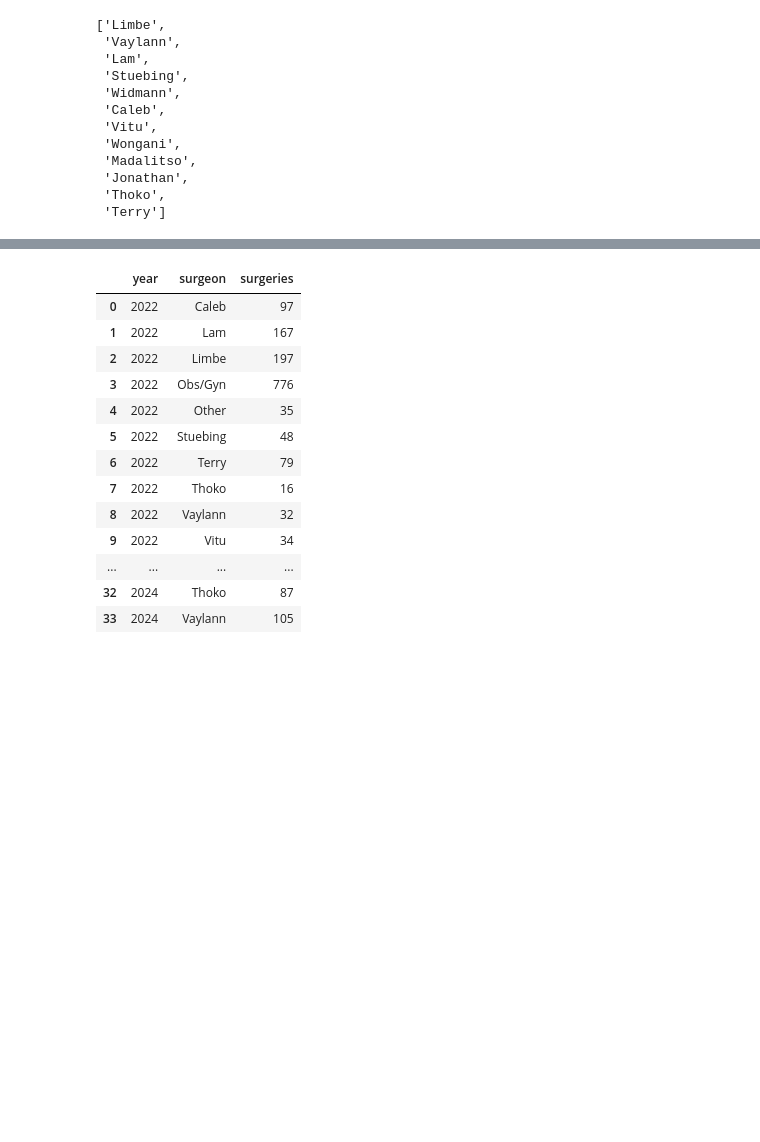
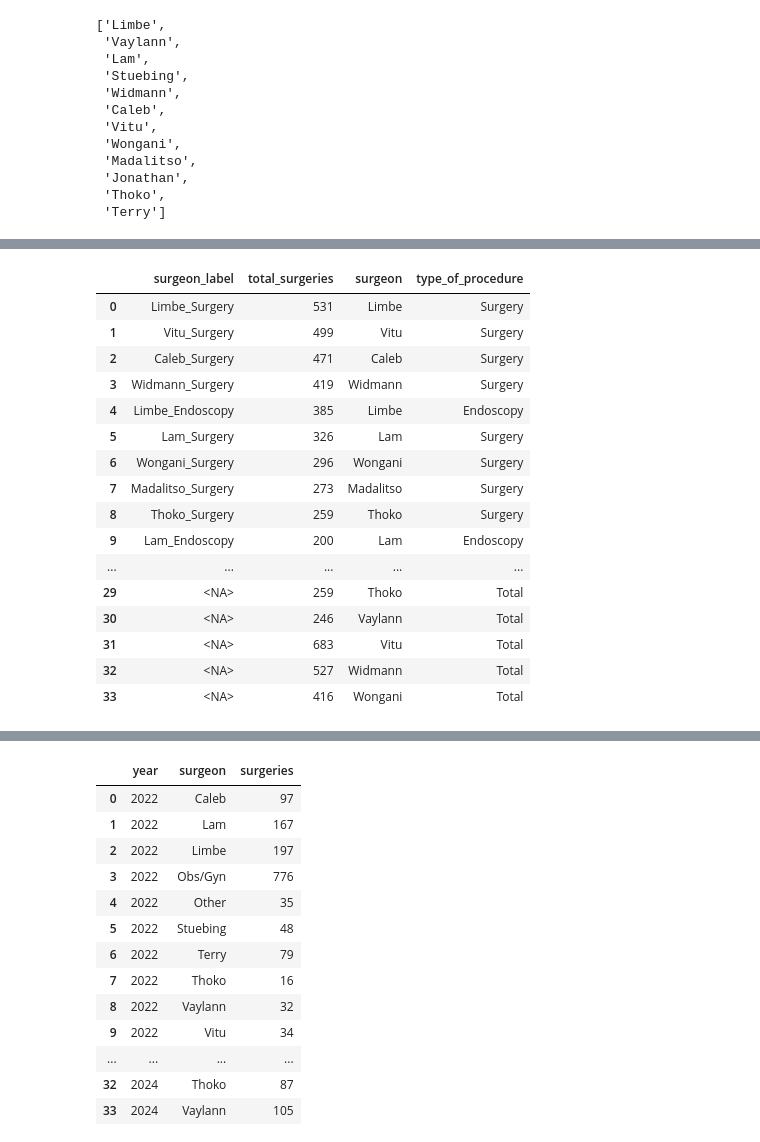
Before and after one commit to mat2m10/nkhoma, a Jupyter notebook: 01_surgeries_performed.ipynb, the cells around one changed output, grey strips where cells are left out. Saved outputs shown, nothing was run; the diff lists cells and outputs as text; code cells hidden in the pictures; blank space fills up the shorter version.

```diff
--- a/01_surgeries_performed.ipynb
+++ b/01_surgeries_performed.ipynb
@@ -527,3 +535,23 @@ plt.legend(
 # %%
 names = list(yearly_counts.surgeon.unique())
 list_order = ["Limbe", "Vaylann", "Lam", "Stuebing", "Widmann","Widmann","Caleb", "Vitu","Wongani", "Madalitso", "Jonathan", "Thoko", "Thoko","Terry"]
+# %%
+plot_df
+# %% [output]
+|  | surgeon_label | total_surgeries | surgeon | type_of_procedure |
+| 0 | Limbe_Surgery | 531 | Limbe | Surgery |
+| 1 | Vitu_Surgery | 499 | Vitu | Surgery |
+| 2 | Caleb_Surgery | 471 | Caleb | Surgery |
+| 3 | Widmann_Surgery | 419 | Widmann | Surgery |
+| 4 | Limbe_Endoscopy | 385 | Limbe | Endoscopy |
+| 5 | Lam_Surgery | 326 | Lam | Surgery |
+| 6 | Wongani_Surgery | 296 | Wongani | Surgery |
+| 7 | Madalitso_Surgery | 273 | Madalitso | Surgery |
+| 8 | Thoko_Surgery | 259 | Thoko | Surgery |
+| 9 | Lam_Endoscopy | 200 | Lam | Endoscopy |
+| ... | ... | ... | ... | ... |
+| 29 | <NA> | 259 | Thoko | Total |
+| 30 | <NA> | 246 | Vaylann | Total |
+| 31 | <NA> | 683 | Vitu | Total |
+| 32 | <NA> | 527 | Widmann | Total |
+| 33 | <NA> | 416 | Wongani | Total |
```
Also changed, not shown: parts of 7 cells of this notebook, 3 other files.
